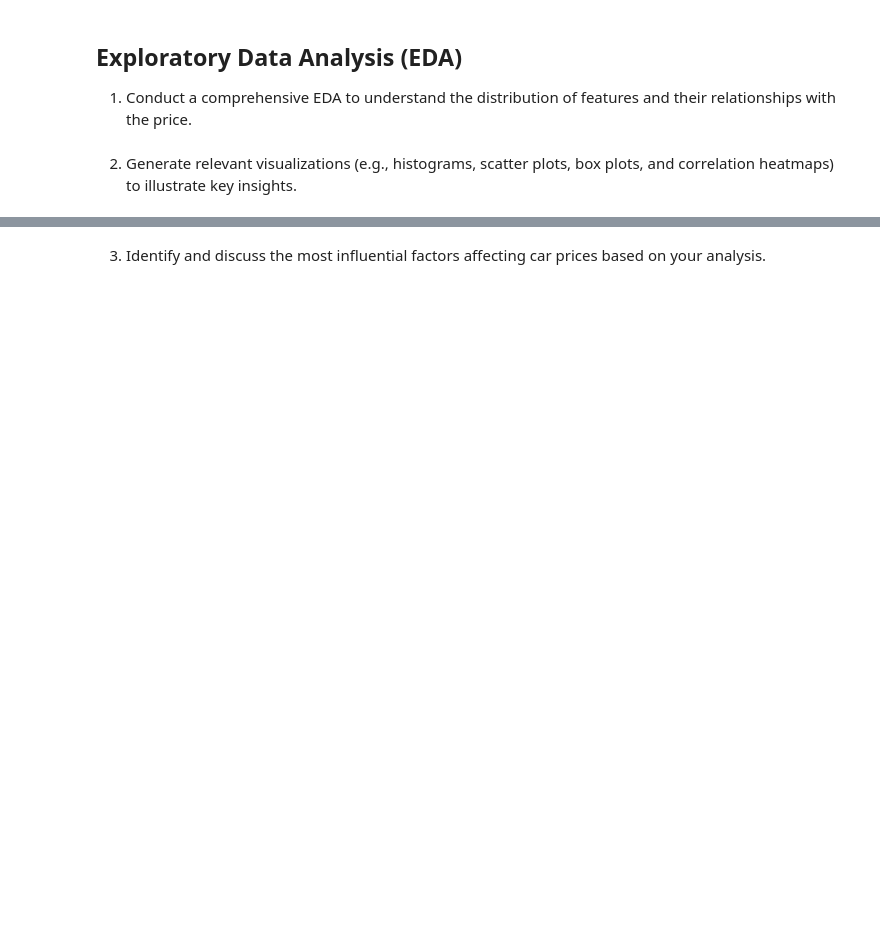
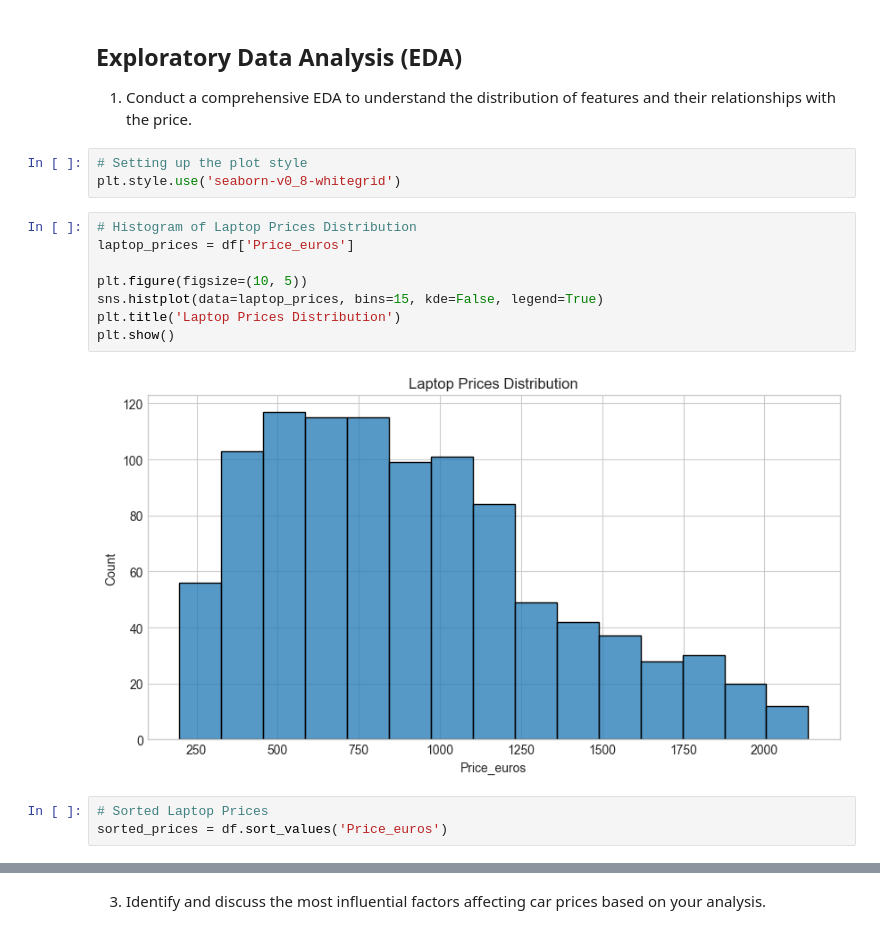
Before and after one commit to Idighekere/laptop-price-prediction-ml-model, a Jupyter notebook: notebook.ipynb, the cells around one changed output, grey strips where cells are left out. Saved outputs shown, nothing was run; the diff lists cells and outputs as text; blank space fills up the shorter version.

Commit message:
Conducted EDA on laptop prices

```diff
--- a/notebook.ipynb
+++ b/notebook.ipynb
@@ -151,5 +150,19 @@ Columns after encoding: 43
 ## Exploratory Data Analysis (EDA)
 
 1. Conduct a comprehensive EDA to understand the distribution of features and their relationships with the price.
-# %% [markdown]
-2. Generate relevant visualizations (e.g., histograms, scatter plots, box plots, and correlation heatmaps) to illustrate key insights.
+# %%
+# Setting up the plot style
+plt.style.use('seaborn-v0_8-whitegrid')
+# %%
+# Histogram of Laptop Prices Distribution
+laptop_prices = df['Price_euros']
+
+plt.figure(figsize=(10, 5))
+sns.histplot(data=laptop_prices, bins=15, kde=False, legend=True)
+plt.title('Laptop Prices Distribution')
+plt.show()
+# %% [output]
+[figure, added]
+# %%
+# Sorted Laptop Prices
+sorted_prices = df.sort_values('Price_euros')
```
Also changed, not shown: parts of 17 cells of this notebook.
